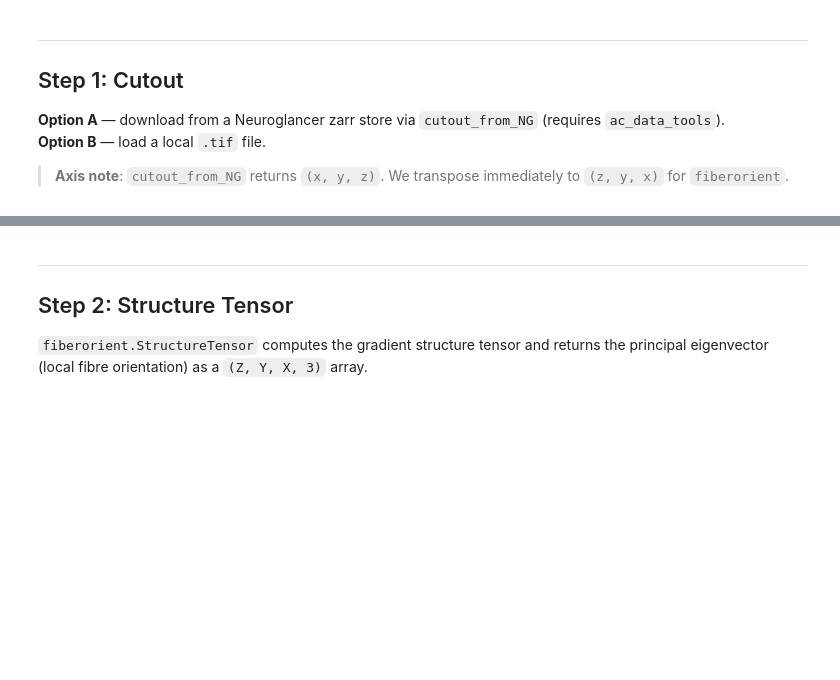
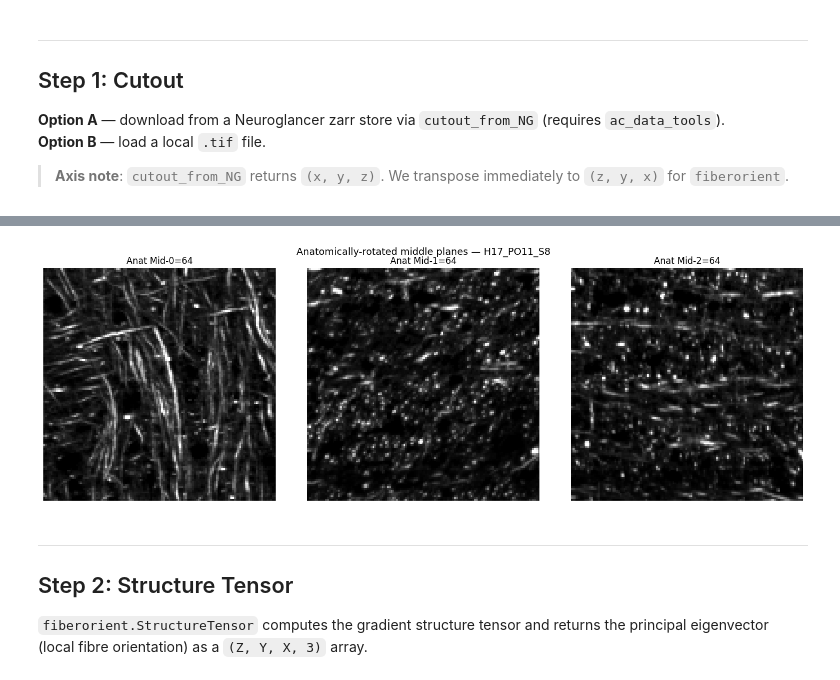
Before and after one commit to wanqingy/cutout-st-odf, a Jupyter notebook: notebooks/cutout_st_odf_glyph.ipynb, the cells around one changed output, grey strips where cells are left out. Saved outputs shown, nothing was run; the diff lists cells and outputs as text; code cells hidden in the pictures; blank space fills up the shorter version.

Commit message:
update anatomical orientation

```diff
--- a/notebooks/cutout_st_odf_glyph.ipynb
+++ b/notebooks/cutout_st_odf_glyph.ipynb
@@ -88,12 +115,18 @@ SCREENSHOT_PNG = OUT_DIR / f'odf_glyph_{DATASET_ID}.png'
 with open(CONFIG_JSON) as f:
     cfg = json.load(f)
 
-entry = cfg.get(DATASET_ID)
+datasets = {d['id']: d for d in cfg.get('datasets', [])}
+entry = datasets.get(DATASET_ID)
 if entry is None:
-    raise ValueError(f"'{DATASET_ID}' not found in {CONFIG_JSON}. Available: {list(cfg)}")
+    raise ValueError(f"'{DATASET_ID}' not found in {CONFIG_JSON}. Available: {list(datasets)}")
 
 ANATOMICAL_ROTATION = np.array(
     entry.get('anatomical_rotation', [[1, 0, 0], [0, 1, 0], [0, 0, 1]])
 )
+# dec_rgb_order: [r_axis, g_axis, b_axis] — indices into the anatomically-rotated vector
+# Convention: horizontal=R, vertical=G, depth=B
+DEC_RGB_ORDER = entry.get('dec_rgb_order', [0, 1, 2])
+
 print(f'Dataset         : {DATASET_ID}')
 print(f'Anatomical rot  :\n{ANATOMICAL_ROTATION}')
+print(f'DEC RGB order   : anat-{DEC_RGB_ORDER[0]}→R  anat-{DEC_RGB_ORDER[1]}→G  anat-{DEC_RGB_ORDER[2]}→B')
@@ -121,6 +161,6 @@ cutout, metadata = cutout_from_NG(
     save_tif   = True,
 )
 # cutout_from_NG returns (x, y, z); transpose to (z, y, x) for fiberorient
-img = cutout.transpose(2, 1, 0)
+img = cutout
 TIF_PATH = pathlib.Path(metadata['tif_path'])
 print(f'Image shape (z, y, x): {img.shape}')
@@ -154,3 +213,29 @@ plt.show()
+# %%
+from scipy.ndimage import affine_transform as _aff
+
+def _rotate_vol(vol, R):
+    c = (np.array(vol.shape) - 1) / 2.0
+    offset = c - R.T @ c
+    return _aff(vol.astype(np.float32), R.T, offset=offset, order=1, mode='constant', cval=0)
+
+img_anat = _rotate_vol(img, ANATOMICAL_ROTATION)
+mz, my, mx = [s // 2 for s in img_anat.shape]
+
+fig, axes = plt.subplots(1, 3, figsize=(15, 5))
+for ax, proj, label in zip(
+    axes,
+    [img_anat[mz], img_anat[:, my, :], img_anat[:, :, mx]],
+    [f'Anat Mid-0={mz}', f'Anat Mid-1={my}', f'Anat Mid-2={mx}'],
+):
+    ax.imshow(proj, cmap='gray')
+    ax.set_title(label)
+    ax.axis('off')
+
+plt.suptitle(f'Anatomically-rotated middle planes — {DATASET_ID}', fontsize=13)
+plt.tight_layout()
+plt.show()
+# %% [output]
+[figure, added]
 # %% [markdown]
 ---
 ## Step 2: Structure Tensor
```
Also changed, not shown: parts of 12 cells of this notebook, 6 other files.
